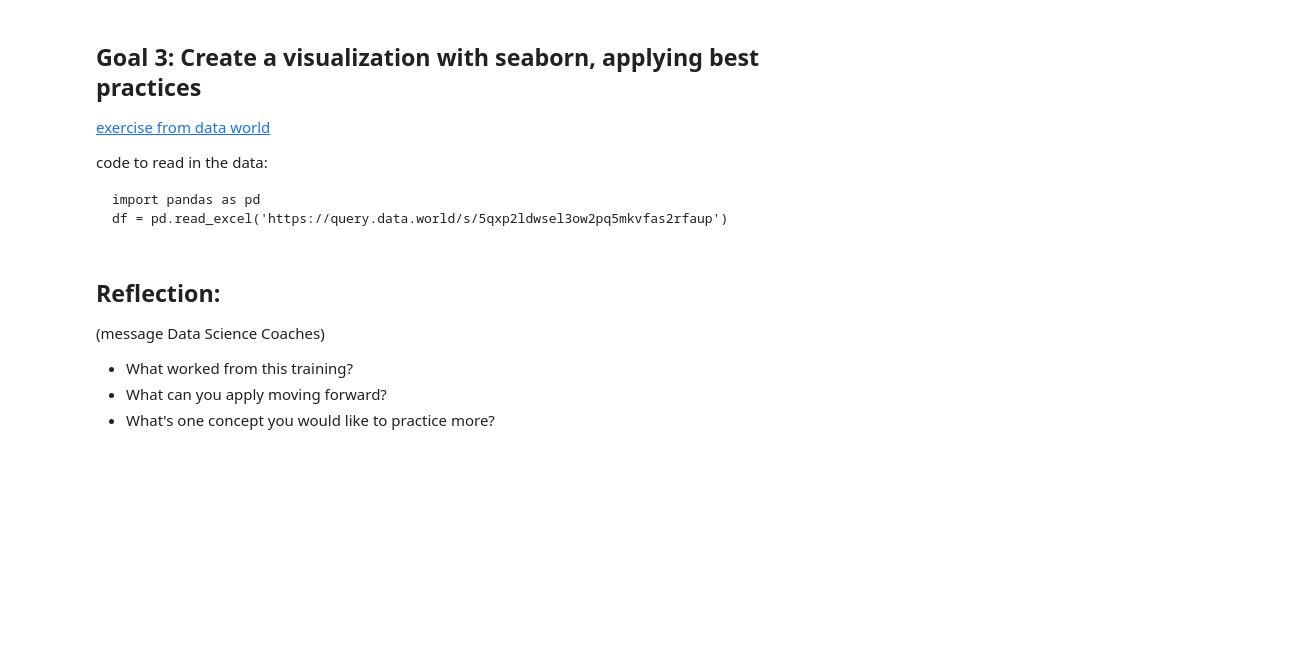
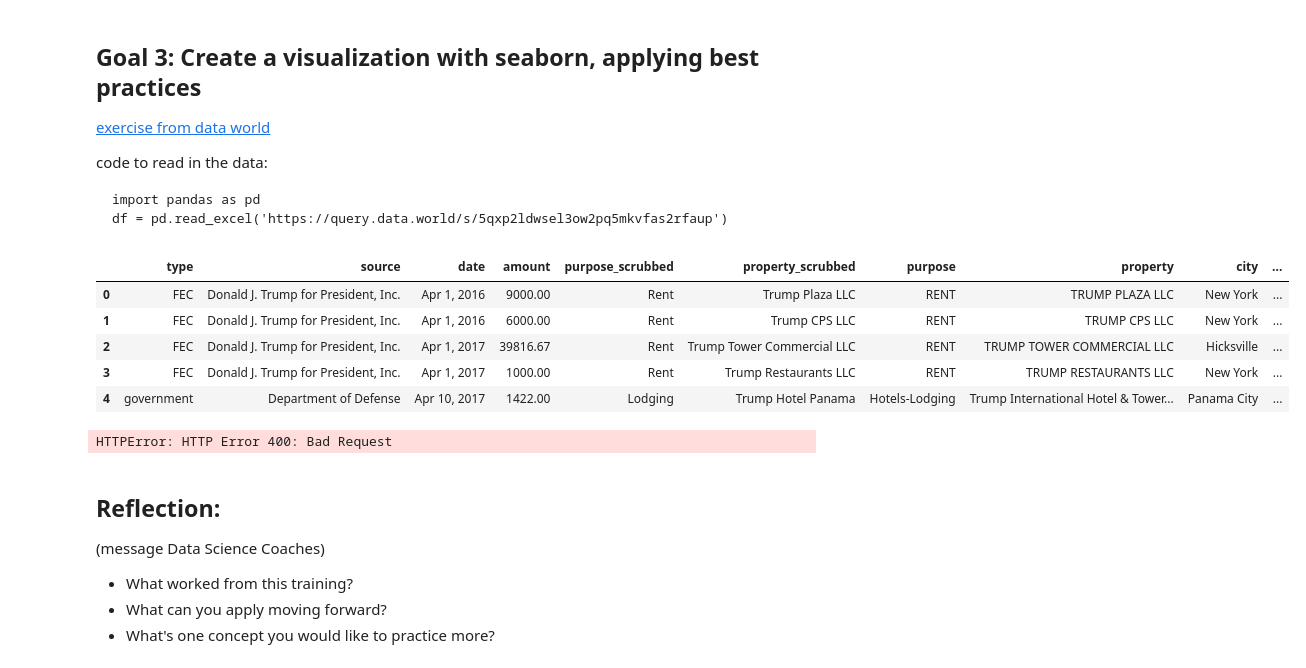
Before and after one commit to khayes847/dc-ds-071519, a Jupyter notebook: Module-1/week-2/day_9_visualizations_seaborn/KylesCopy.ipynb, the cells around one changed output. Cells and saved outputs as stored; diff of their text form; code cells hidden in the pictures; blank space fills up the shorter version.

````diff
--- a/Module-1/week-2/day_9_visualizations_seaborn/KylesCopy.ipynb
+++ b/Module-1/week-2/day_9_visualizations_seaborn/KylesCopy.ipynb
@@ -103,6 +103,23 @@ code to read in the data:
 import pandas as pd
 df = pd.read_excel('https://query.data.world/s/5qxp2ldwsel3ow2pq5mkvfas2rfaup')
 ```
+# %%
+import pandas as pd
+df = pd.read_excel('https://query.data.world/s/5qxp2ldwsel3ow2pq5mkvfas2rfaup')
+# %%
+df.head()
+# %% [output]
+|  | type | source | date | amount | purpose_scrubbed | property_scrubbed | purpose | property | city | ... |
+| 0 | FEC | Donald J. Trump for President, Inc. | Apr 1, 2016 | 9000.00 | Rent | Trump Plaza LLC | RENT | TRUMP PLAZA LLC | New York | ... |
+| 1 | FEC | Donald J. Trump for President, Inc. | Apr 1, 2016 | 6000.00 | Rent | Trump CPS LLC | RENT | TRUMP CPS LLC | New York | ... |
+| 2 | FEC | Donald J. Trump for President, Inc. | Apr 1, 2017 | 39816.67 | Rent | Trump Tower Commercial LLC | RENT | TRUMP TOWER COMMERCIAL LLC | Hicksville | ... |
+| 3 | FEC | Donald J. Trump for President, Inc. | Apr 1, 2017 | 1000.00 | Rent | Trump Restaurants LLC | RENT | TRUMP RESTAURANTS LLC | New York | ... |
+| 4 | government | Department of Defense | Apr 10, 2017 | 1422.00 | Lodging | Trump Hotel Panama | Hotels-Lodging | Trump International Hotel & Tower... | Panama City | ... |
+# %%
+df_graph = sns.load_dataset('https://query.data.world/s/5qxp2ldwsel3ow2pq5mkvfas2rfaup')
+sns.distplot( df["amount"] )
+# %% [output]
+HTTPError: HTTP Error 400: Bad Request
 # %% [markdown]
 ## Reflection:
 (message Data Science Coaches)
````
Also changed, not shown: 1 other file.
